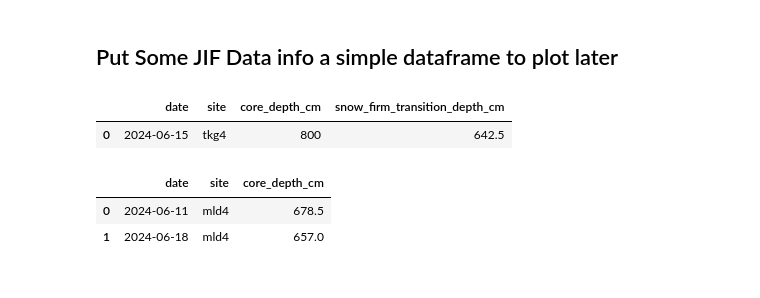
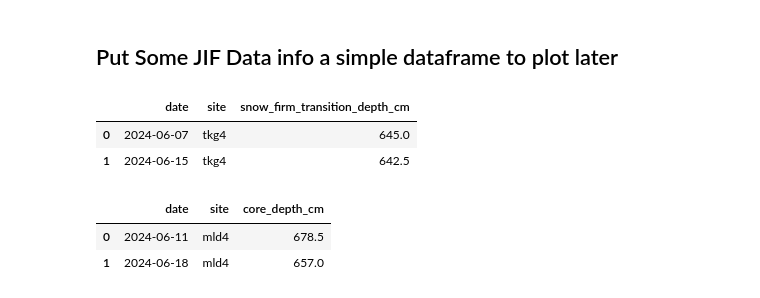
Before and after one commit to cassielumbrazo/snow_model_forcing, a Jupyter notebook: sites/tkg4/3_read_snowpack_output_WY2020-WY2025.ipynb, the cells around one changed output. Saved outputs shown, nothing was run; the diff lists cells and outputs as text; code cells hidden in the pictures.

```diff
--- a/sites/tkg4/3_read_snowpack_output_WY2020-WY2025.ipynb
+++ b/sites/tkg4/3_read_snowpack_output_WY2020-WY2025.ipynb
@@ -34,23 +34,24 @@ pwd
 # %%
 # create a new dataframe with field data above
 # site name = tkg4
 # date = 2024-06-15, as in, June 15, 2024
 # total core depth = 800 cm
 # snow-firm transition depth = 642.5 cm
 
 df_field_tkg4 = pd.DataFrame({
-    'date': ['2024-06-15'],
-    'site': ['tkg4'],
-    'core_depth_cm': [800],
-    'snow_firm_transition_depth_cm': [642.5]
+    'date': ['2024-06-07','2024-06-15'],
+    'site': ['tkg4','tkg4'],
+    # 'core_depth_cm': [800],
+    'snow_firm_transition_depth_cm': [645, 642.5]
 })
 
 # df_field date to datetime
 df_field_tkg4['date'] = pd.to_datetime(df_field_tkg4['date'])
 df_field_tkg4
 # %% [output]
-|  | date | site | core_depth_cm | snow_firm_transition_depth_cm |
-| 0 | 2024-06-15 | tkg4 | 800 | 642.5 |
+|  | date | site | snow_firm_transition_depth_cm |
+| 0 | 2024-06-07 | tkg4 | 645.0 |
+| 1 | 2024-06-15 | tkg4 | 642.5 |
 # %%
 # create a new dataframe with the field data from MLD4 site
 # site name = mld4
```
Also changed, not shown: parts of 8 cells of this notebook, 3 other files.
